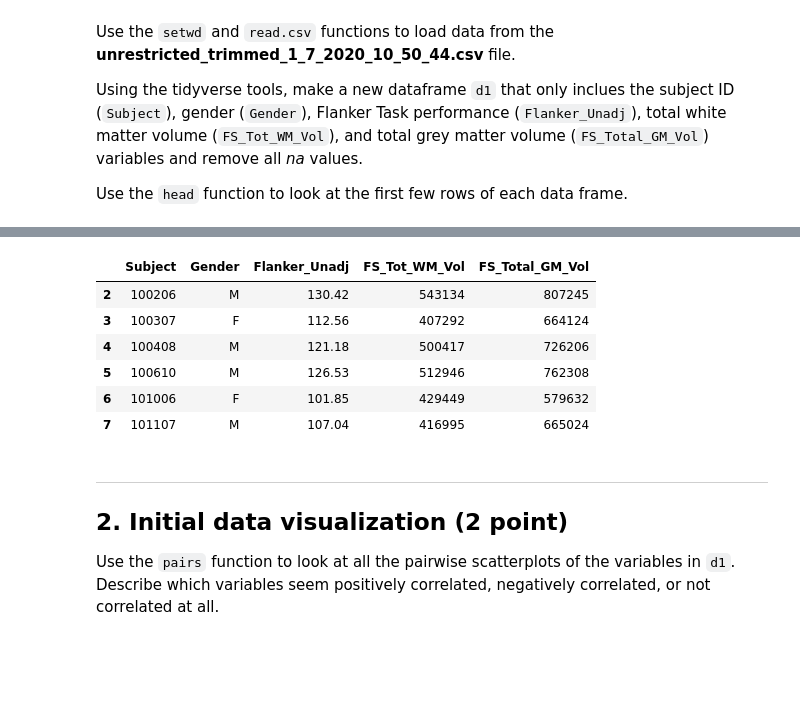
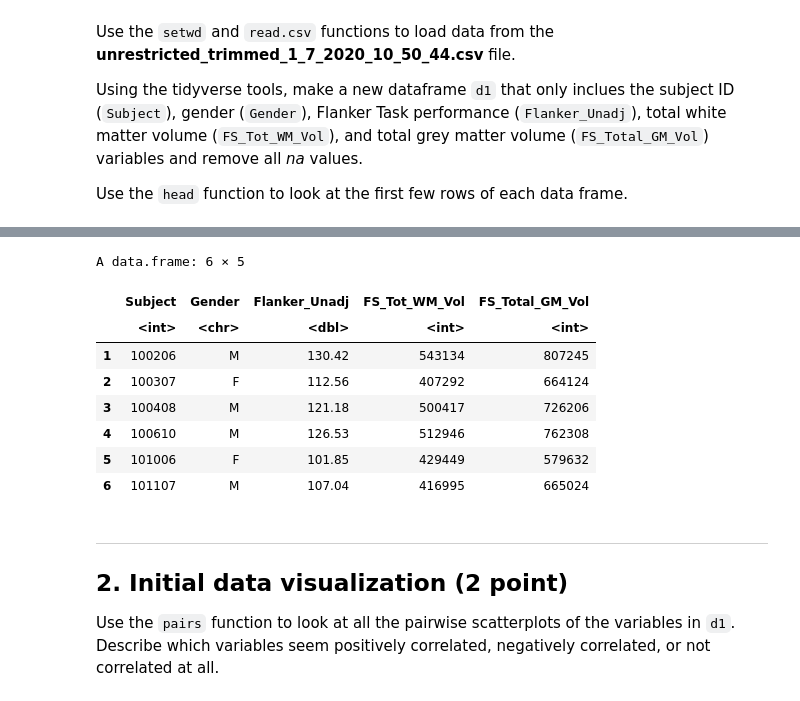
Before and after one commit to tardifmc/Tardif_DSPN_S22, a Jupyter notebook: Homework4.ipynb, the cells around one changed output, grey strips where cells are left out. Saved outputs shown, nothing was run; the diff lists cells and outputs as text; code cells hidden in the pictures; blank space fills up the shorter version.

```diff
--- a/Homework4.ipynb
+++ b/Homework4.ipynb
@@ -29,19 +25,23 @@ ERROR: Error: package or namespace load failed for 'ggpubr' in loadNamespace(j <
 # %%
 setwd('C:/Users/MCT40/OneDrive - University of Pittsburgh/Classes/Spring2022/CMU_STATS/HOMEWORK/hcp_data')
 d <- read.csv('unrestricted_trimmed_1_7_2020_10_50_44.csv') #import and call it d (because of next step)
 
 #take a subset including specific 5 variables, and call it d1
-d %>% subset(select = c(Subject, Gender, Flanker_Unadj, FS_Tot_WM_Vol, FS_Total_GM_Vol)) %>% #subset the rows
-  drop_na() -> d1 #drop the NAs
+d %>%
+    subset(select = c(Subject, Gender, Flanker_Unadj, FS_Tot_WM_Vol, FS_Total_GM_Vol)) %>% #subset the rows
+    drop_na() -> d1 #drop the NAs
+
 head(d1)
 # %% [output]
+A data.frame: 6 × 5
 |  | Subject | Gender | Flanker_Unadj | FS_Tot_WM_Vol | FS_Total_GM_Vol |
-| 2 | 100206 | M | 130.42 | 543134 | 807245 |
-| 3 | 100307 | F | 112.56 | 407292 | 664124 |
-| 4 | 100408 | M | 121.18 | 500417 | 726206 |
-| 5 | 100610 | M | 126.53 | 512946 | 762308 |
-| 6 | 101006 | F | 101.85 | 429449 | 579632 |
-| 7 | 101107 | M | 107.04 | 416995 | 665024 |
+|  | <int> | <chr> | <dbl> | <int> | <int> |
+| 1 | 100206 | M | 130.42 | 543134 | 807245 |
+| 2 | 100307 | F | 112.56 | 407292 | 664124 |
+| 3 | 100408 | M | 121.18 | 500417 | 726206 |
+| 4 | 100610 | M | 126.53 | 512946 | 762308 |
+| 5 | 101006 | F | 101.85 | 429449 | 579632 |
+| 6 | 101107 | M | 107.04 | 416995 | 665024 |
 # %% [markdown]
 ---
 ## 2. Initial data visualization (2 point)
```
Also changed, not shown: parts of 9 cells of this notebook.
